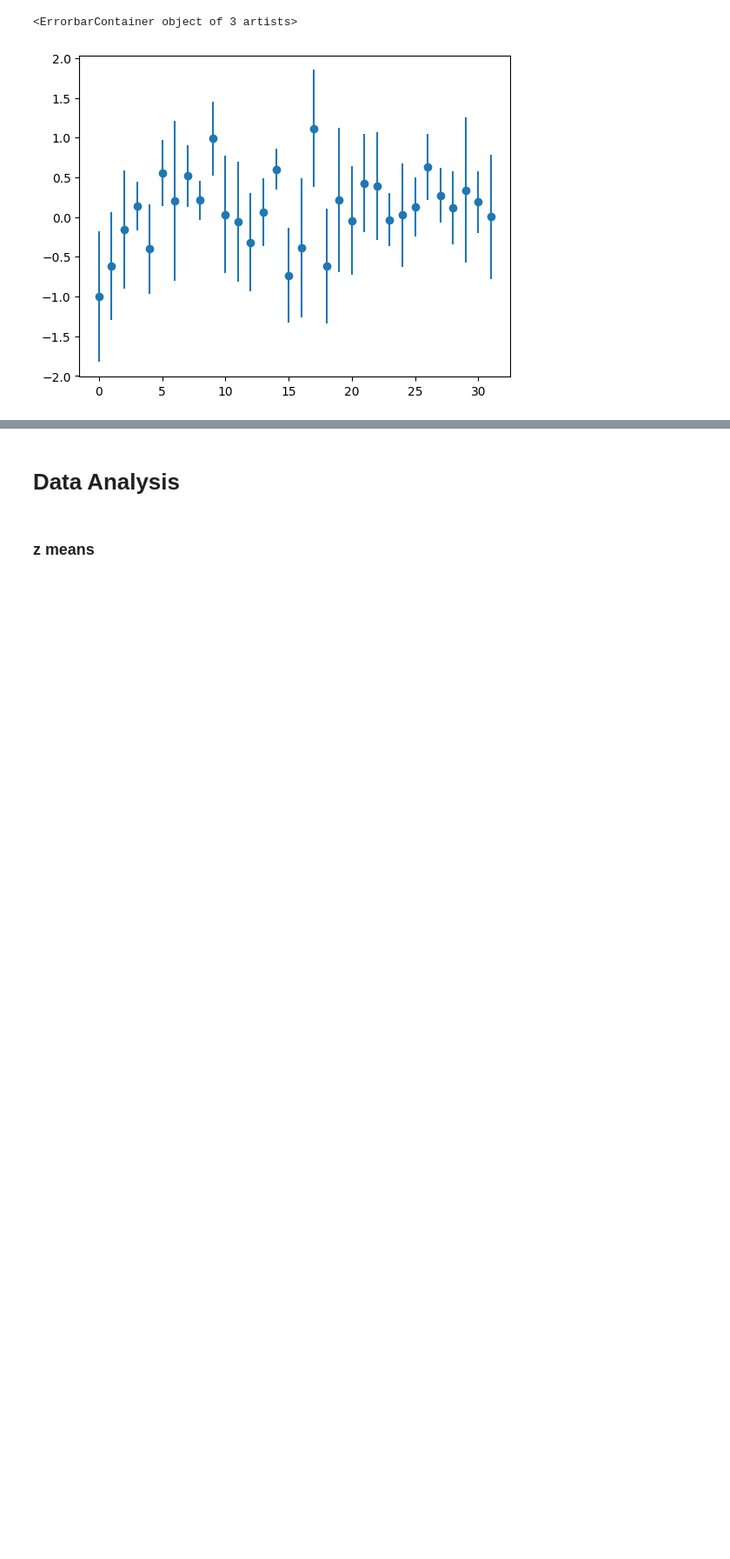
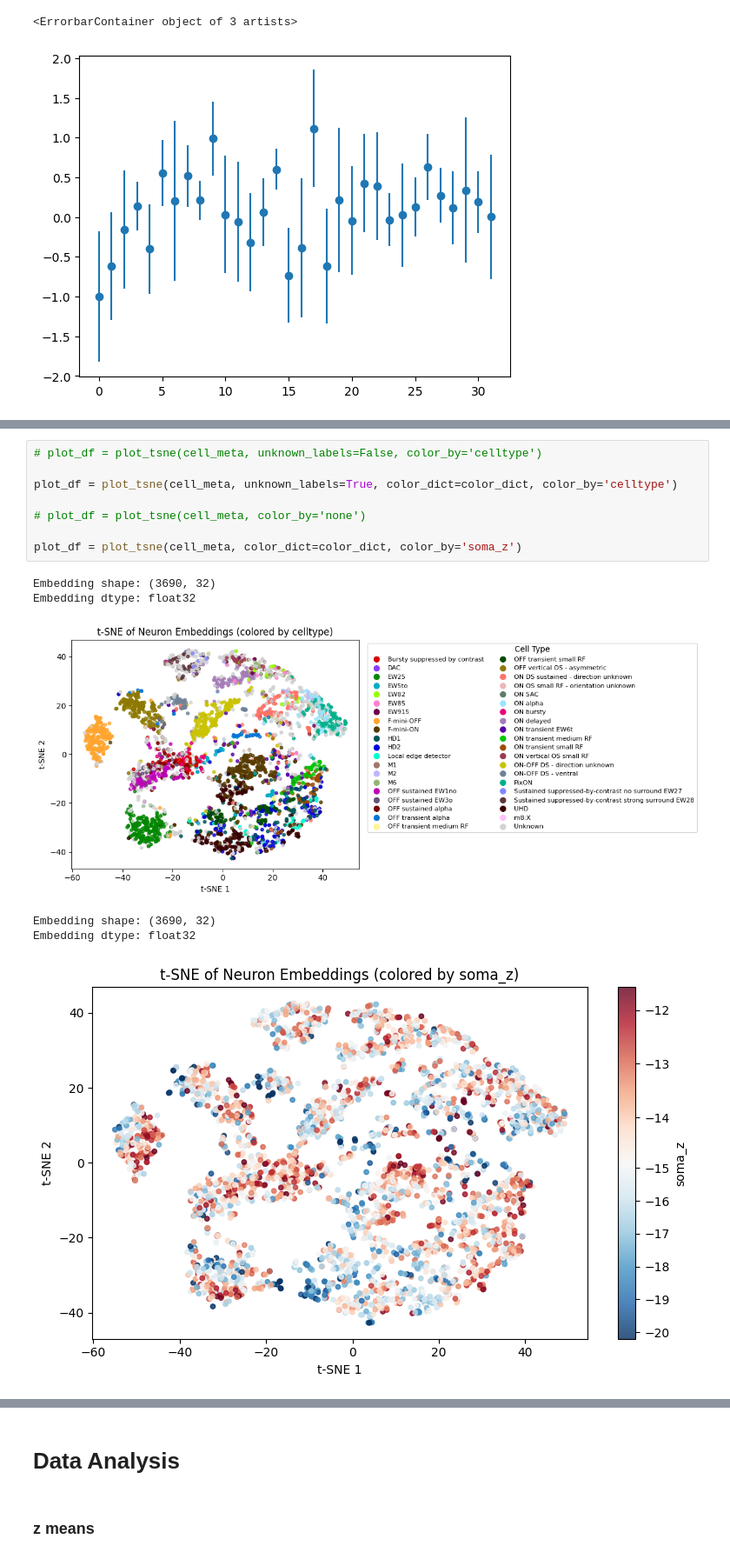
Before and after one commit to pegah81/ssl_neuron, a Jupyter notebook: ssl_neuron/demos/model_inference.ipynb, the cells around one changed output, grey strips where cells are left out. Shown at 87% size. Cells and saved outputs as stored; diff of their text form; blank space fills up the shorter version.

```diff
--- a/ssl_neuron/demos/model_inference.ipynb
+++ b/ssl_neuron/demos/model_inference.ipynb
@@ -312,3 +336,18 @@ Embedding dtype: float32
+# %%
+# plot_df = plot_tsne(cell_meta, unknown_labels=False, color_by='celltype')
+
+plot_df = plot_tsne(cell_meta, unknown_labels=True, color_dict=color_dict, color_by='celltype')
+
+# plot_df = plot_tsne(cell_meta, color_by='none')
+
+plot_df = plot_tsne(cell_meta, color_dict=color_dict, color_by='soma_z')
+# %% [output]
+Embedding shape: (3690, 32)
+Embedding dtype: float32
+[figure, added]
+Embedding shape: (3690, 32)
+Embedding dtype: float32
+[figure, added]
 # %%
 loss_path = Path("..") / Path(config['trainer']['losses_dir']) / Path(TRIAL) / "training_loss.npy"
 losses = np.load(loss_path)
```
Also changed, not shown: parts of 23 cells of this notebook, 1 other file.
